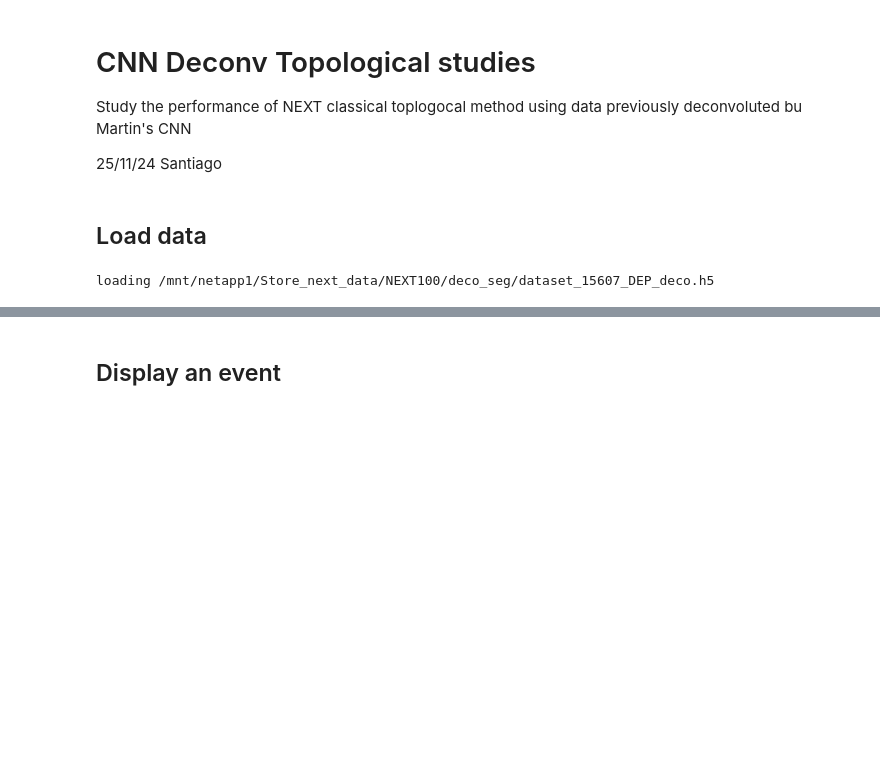
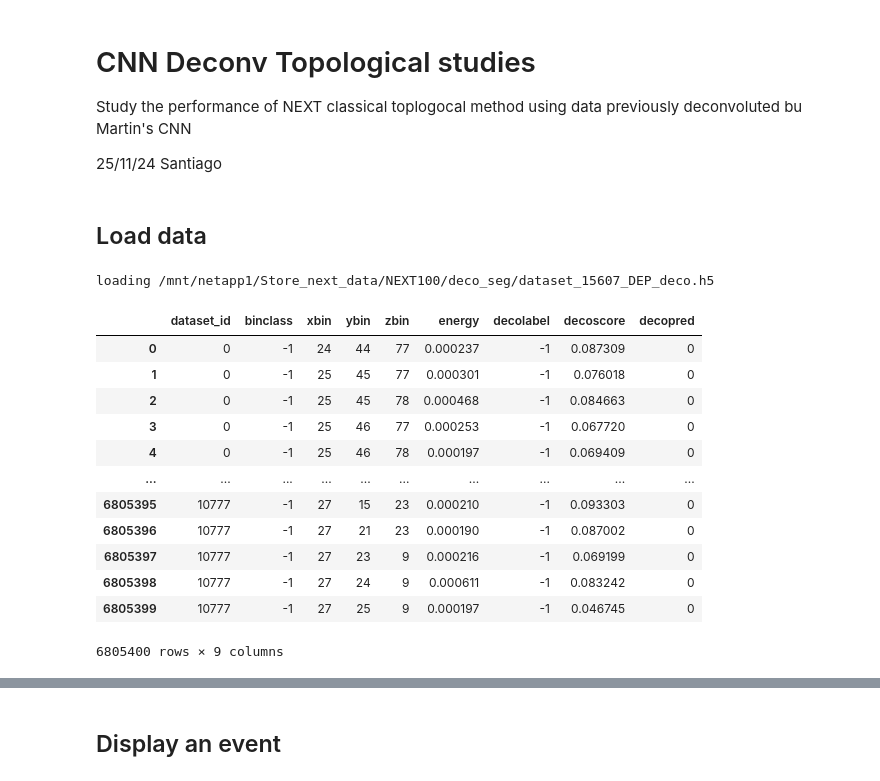
Before and after one commit to jahernando/nextana, a Jupyter notebook: NB/topo/topo_cnn_deconv.ipynb, the cells around one changed output, grey strips where cells are left out. Cells and saved outputs as stored; diff of their text form; code cells hidden in the pictures; blank space fills up the shorter version.

```diff
--- a/NB/topo/topo_cnn_deconv.ipynb
+++ b/NB/topo/topo_cnn_deconv.ipynb
@@ -61,2 +62,18 @@ bin_info =  pd.read_hdf(ifilename, 'DATASET/BinsInfo');
 # %% [output]
 loading /mnt/netapp1/Store_next_data/NEXT100/deco_seg/dataset_15607_DEP_deco.h5
+# %%
+data
+# %% [output]
+|  | dataset_id | binclass | xbin | ybin | zbin | energy | decolabel | decoscore | decopred |
+| 0 | 0 | -1 | 24 | 44 | 77 | 0.000237 | -1 | 0.087309 | 0 |
+| 1 | 0 | -1 | 25 | 45 | 77 | 0.000301 | -1 | 0.076018 | 0 |
+| 2 | 0 | -1 | 25 | 45 | 78 | 0.000468 | -1 | 0.084663 | 0 |
+| 3 | 0 | -1 | 25 | 46 | 77 | 0.000253 | -1 | 0.067720 | 0 |
+| 4 | 0 | -1 | 25 | 46 | 78 | 0.000197 | -1 | 0.069409 | 0 |
+| ... | ... | ... | ... | ... | ... | ... | ... | ... | ... |
+| 6805395 | 10777 | -1 | 27 | 15 | 23 | 0.000210 | -1 | 0.093303 | 0 |
+| 6805396 | 10777 | -1 | 27 | 21 | 23 | 0.000190 | -1 | 0.087002 | 0 |
+| 6805397 | 10777 | -1 | 27 | 23 | 9 | 0.000216 | -1 | 0.069199 | 0 |
+| 6805398 | 10777 | -1 | 27 | 24 | 9 | 0.000611 | -1 | 0.083242 | 0 |
+| 6805399 | 10777 | -1 | 27 | 25 | 9 | 0.000197 | -1 | 0.046745 | 0 |
+6805400 rows × 9 columns
```
Also changed, not shown: parts of 12 cells of this notebook, 2 other files.
